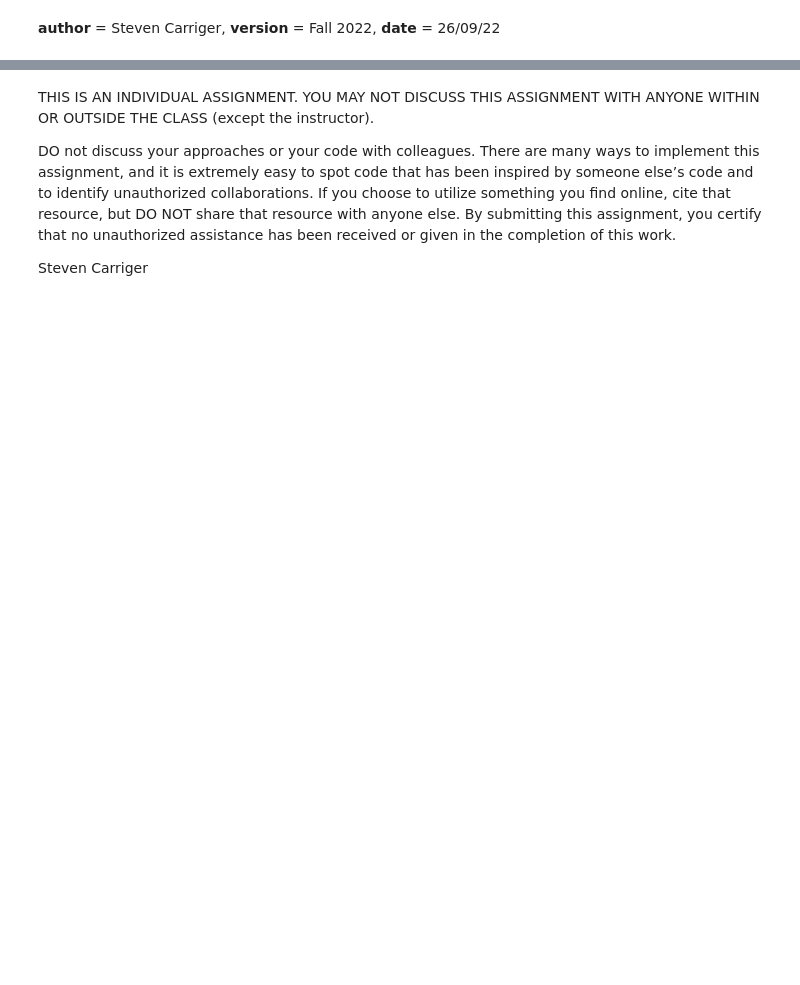
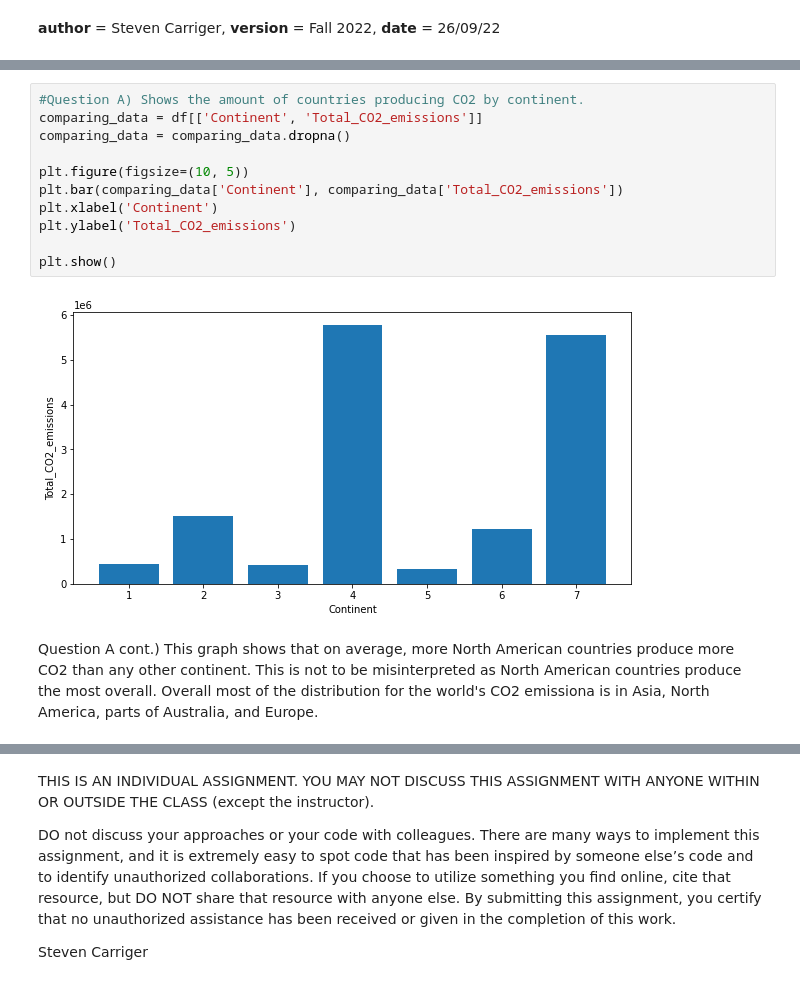
Before and after one commit to Steven-Carriger/Project1DataAnalytics-, a Jupyter notebook: Project1.ipynb, the cells around one changed output, grey strips where cells are left out. Saved outputs shown, nothing was run; the diff lists cells and outputs as text; blank space fills up the shorter version.

```diff
--- a/Project1.ipynb
+++ b/Project1.ipynb
@@ -64 +64,16 @@ df
+# %%
+#Question A) Shows the amount of countries producing CO2 by continent.
+comparing_data = df[['Continent', 'Total_CO2_emissions']]
+comparing_data = comparing_data.dropna()
+
+plt.figure(figsize=(10, 5))
+plt.bar(comparing_data['Continent'], comparing_data['Total_CO2_emissions'])
+plt.xlabel('Continent')
+plt.ylabel('Total_CO2_emissions')
+
+plt.show()
+# %% [output]
+[figure, new version]
+# %% [markdown]
+Question A cont.) This graph shows that on average, more North American countries produce more CO2 than any other continent. This is not to be misinterpreted as North American countries produce the most overall. Overall most of the distribution for the world's CO2 emissiona is in Asia, North America, parts of Australia, and Europe.
 # %%
```
Also changed, not shown: parts of 11 cells of this notebook.
